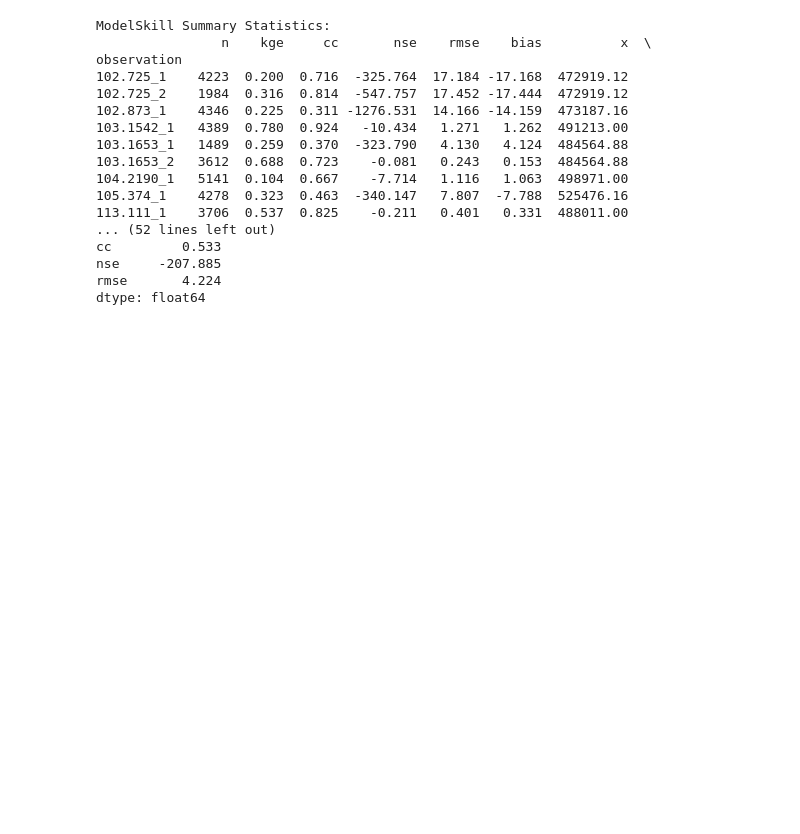
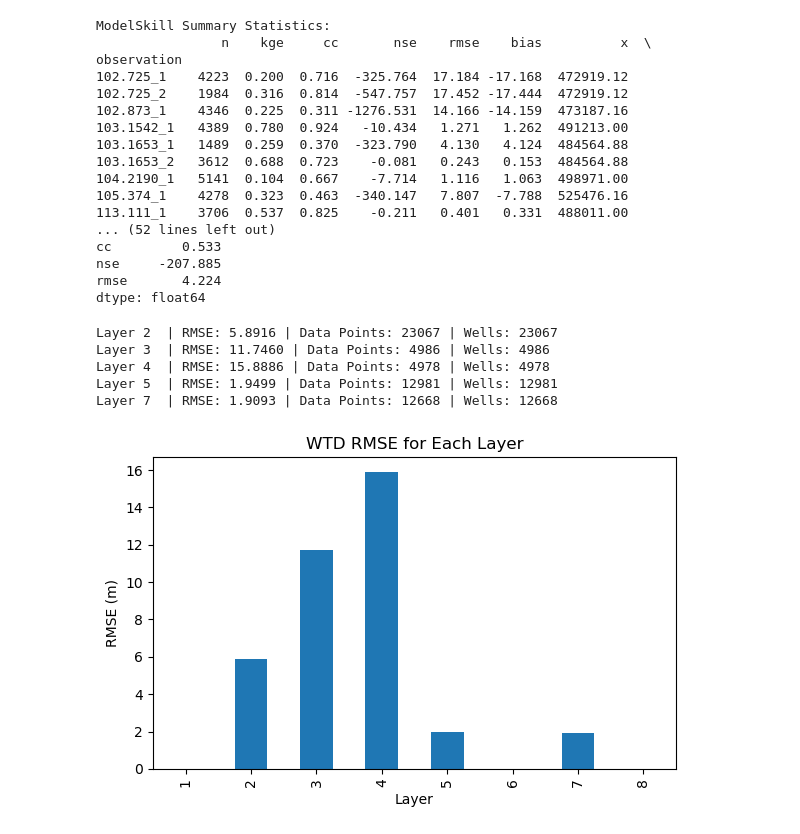
Before and after one commit to DHI/WaterBench-MIKESHE-Skjern, a Jupyter notebook: code/model_validation.ipynb, the cells around one changed output. Cells and saved outputs as stored; diff of their text form; code cells hidden in the pictures; blank space fills up the shorter version.

Commit message:
Run layer statistics

```diff
--- a/code/model_validation.ipynb
+++ b/code/model_validation.ipynb
@@ -308,3 +309,32 @@ rmse       4.224
 dtype: float64
 # %%
 # ---------------------- Plot RMSE for each layer using well statistics script ----------------------
+
+# Layer statistics run using WellStats.py script
+# Usage example: python WellStats.py WS_config.xml
+
+# Read in output csv from WellStats.py
+WS_input_layers = pd.read_csv(r"..\observations\H_data\WS_input_layers.csv",sep='\t')
+WS_input_layers
+
+# PLot RMSE for each layer as a bar chart
+fig, ax = plt.subplots(figsize=(6,4))
+WS_input_layers.plot.bar(x='Layer', y='RMSE_wells', ax=ax, legend=False)
+ax.set_ylabel('RMSE (m)')
+ax.set_xlabel('Layer')
+ax.set_title('WTD RMSE for Each Layer')
+plt.tight_layout()
+
+# print statistics
+for _, row in WS_input_layers.iterrows():
+    # skip empty layers (no data)
+    if np.isnan(row['RMSE_obs']):
+        continue
+    print(f"Layer {int(row['Layer']):<2} | RMSE: {row['RMSE_obs']:.4f} | Data Points: {int(row['nobs'])} | Wells: {int(row['nwells'])}")
+# %% [output]
+Layer 2  | RMSE: 5.8916 | Data Points: 23067 | Wells: 23067
+Layer 3  | RMSE: 11.7460 | Data Points: 4986 | Wells: 4986
+Layer 4  | RMSE: 15.8886 | Data Points: 4978 | Wells: 4978
+Layer 5  | RMSE: 1.9499 | Data Points: 12981 | Wells: 12981
+Layer 7  | RMSE: 1.9093 | Data Points: 12668 | Wells: 12668
+[figure, added]
```
Also changed, not shown: parts of 3 cells of this notebook, 7 other files.
